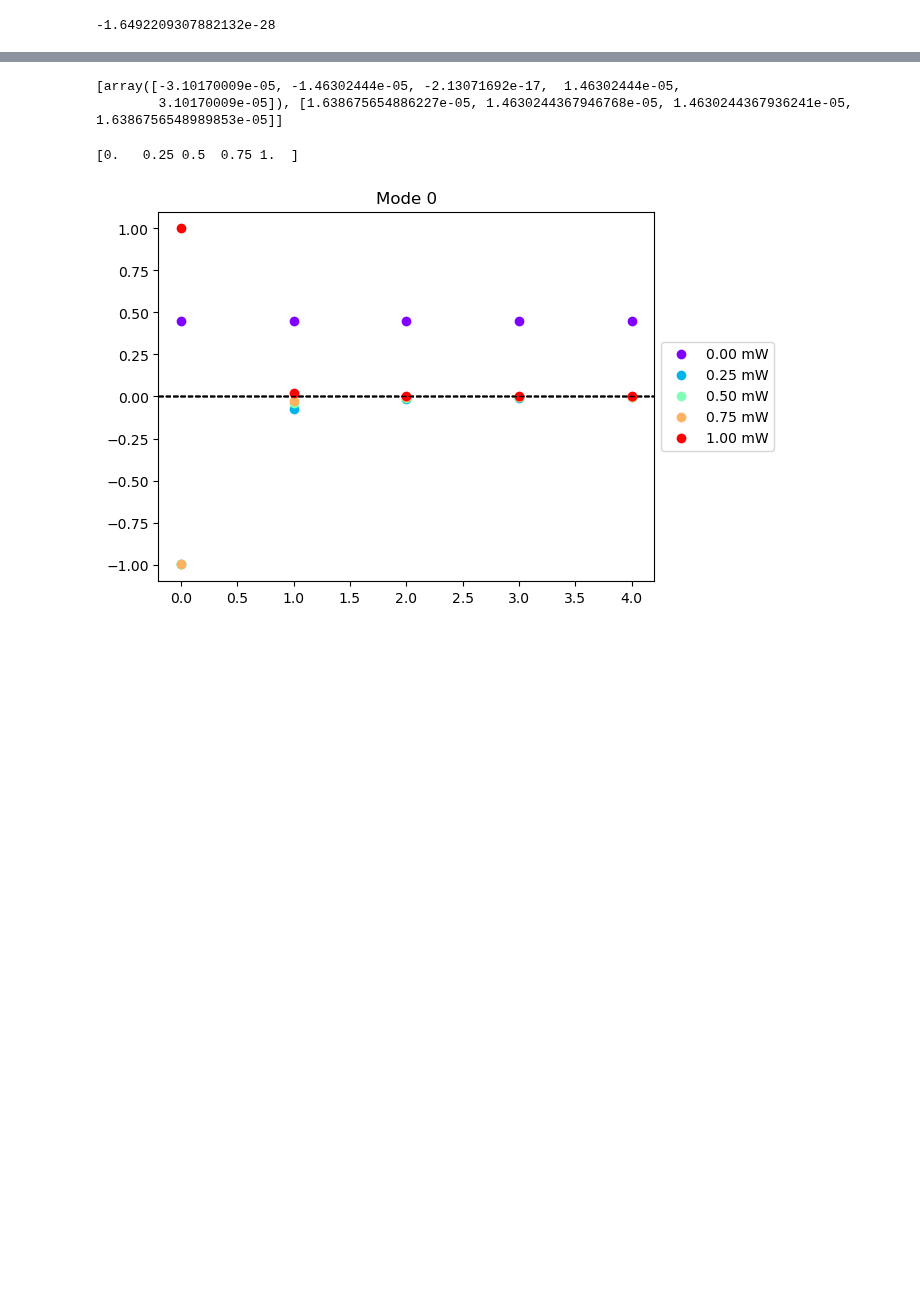
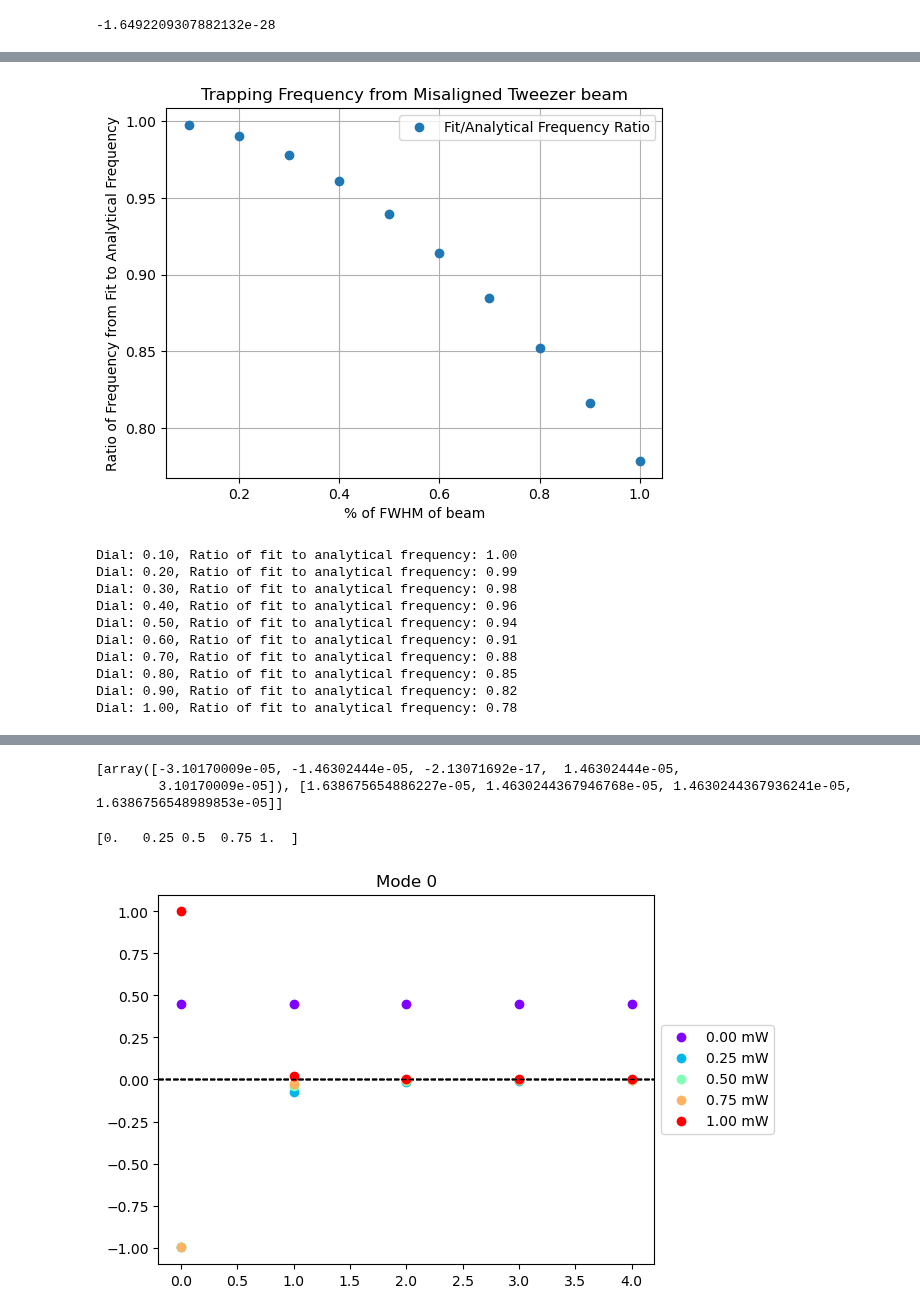
Before and after one commit to SQRLab/BladeRunner, a Jupyter notebook: Tweezers/Troubleshooting_Tests.ipynb, the cells around one changed output, grey strips where cells are left out. Cells and saved outputs as stored; diff of their text form; code cells hidden in the pictures; blank space fills up the shorter version.

```diff
--- a/Tweezers/Troubleshooting_Tests.ipynb
+++ b/Tweezers/Troubleshooting_Tests.ipynb
@@ -203,0 +176,75 @@ SyntaxError: invalid syntax (271542909.py, line 1)
+# %%
+
+dial_values = np.arange(0.1, 1.1, 0.1)
+# List to store the results
+results = []
+ratios = []
+P0 = 5e-3
+FWHM = (4.5)*1e-6
+z_pos = 0
+lambda_beam = 532e-9
+
+rayleigh = rayleigh_length(FWHM,lambda_beam)
+beampropo = beam_propogation(FWHM,rayleigh,z_pos)
+I_beam = intensity(P0,FWHM,beampropo,r_pos)
+a = potential_position_dependent(omega_res,linewidths,omega_tweezer,I_beam)
+
+# List to store the results
+results = []
+ratios = []
+num_points = 2
+for dial in dial_values:
+    # Calculate r_pos for each dial value
+    #r_pos = np.arange(0, (4.5 / 2) * (dial) * 1e-6, 0.02e-6)
+    r_max = (FWHM / 2) * (dial+dial*0.025)
+    r_min = (FWHM / 2) * (dial-dial*0.025)
+    r_pos = np.linspace(r_min, r_max, num_points)
+
+    # Recalculate ydata (a) for each dial value. This should match r_pos in length
+    # Ensure that 'a' is recalculated or extracted for the same length as r_pos
+    ydata = potential_position_dependent(omega_res, linewidths, omega_tweezer, intensity(P0, FWHM, beam_propogation(FWHM, rayleigh_length(FWHM, lambda_beam), z_pos), r_pos))
+
+    # Check if xdata and ydata lengths match
+    if len(r_pos) == len(ydata):
+        xdata = r_pos
+
+        # Perform the fit for the potential
+        popt, pcov = optimize.curve_fit(poly, xdata, ydata)
+
+        # Calculate the fit-based radial frequency
+        fit = np.sqrt(2 * popt[1] / m)
+
+        # Use the tweezer_optical_potential_to_trap_frequency function to get the analytical radial frequency
+        huh = tweezer_optical_potential_to_trap_frequency(lambda_beam, linewidths, omega_res, P0, FWHM, m)
+
+        # Append the dial value and the ratio of fit to analytical frequency to the results list
+        ratio = fit / huh[0]
+        results.append((dial, ratio))
+        ratios.append(ratio)  # Collect ratios for plotting
+    else:
+        print(f"Skipping dial {dial}: Length mismatch between r_pos and ydata")
+
+# Plot the dial values against the ratios
+plt.plot(dial_values, ratios, 'o', label='Fit/Analytical Frequency Ratio')
+plt.xlabel('% of FWHM of beam')
+plt.ylabel('Ratio of Frequency from Fit to Analytical Frequency')
+plt.title('Trapping Frequency from Misaligned Tweezer beam')
+plt.legend()
+plt.grid(True)
+plt.show()
+
+# Optionally print the results
+for dial, ratio in results:
+    print(f"Dial: {dial:.2f}, Ratio of fit to analytical frequency: {ratio:.2f}")
+# %% [output]
+[figure, added]
+Dial: 0.10, Ratio of fit to analytical frequency: 1.00
+Dial: 0.20, Ratio of fit to analytical frequency: 0.99
+Dial: 0.30, Ratio of fit to analytical frequency: 0.98
+Dial: 0.40, Ratio of fit to analytical frequency: 0.96
+Dial: 0.50, Ratio of fit to analytical frequency: 0.94
+Dial: 0.60, Ratio of fit to analytical frequency: 0.91
+Dial: 0.70, Ratio of fit to analytical frequency: 0.88
+Dial: 0.80, Ratio of fit to analytical frequency: 0.85
+Dial: 0.90, Ratio of fit to analytical frequency: 0.82
+Dial: 1.00, Ratio of fit to analytical frequency: 0.78
```
Also changed, not shown: parts of 25 cells of this notebook, 3 other files.
